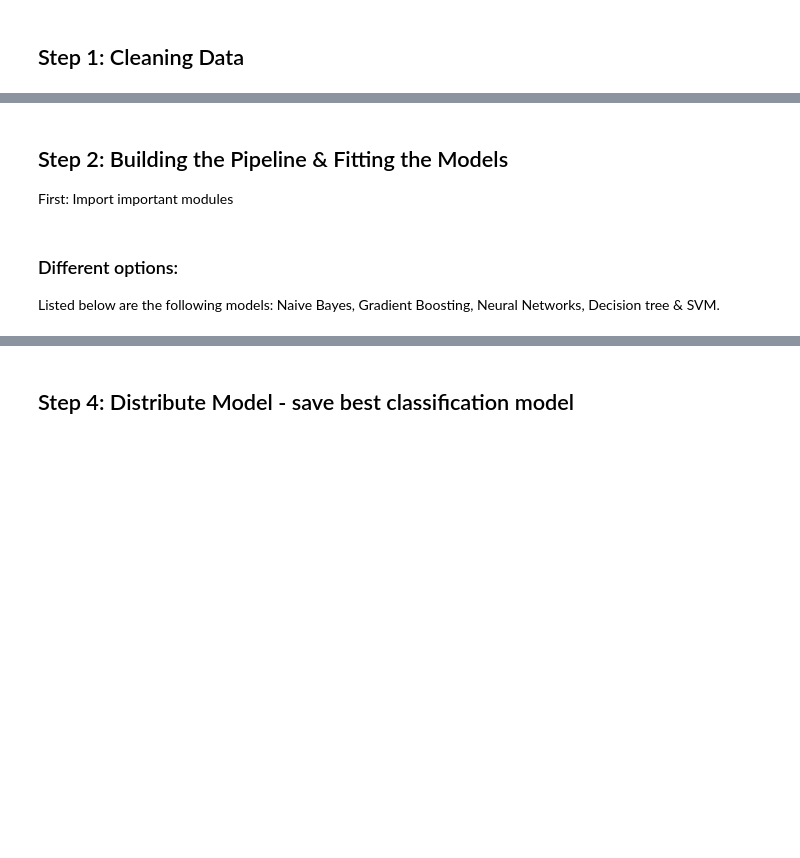
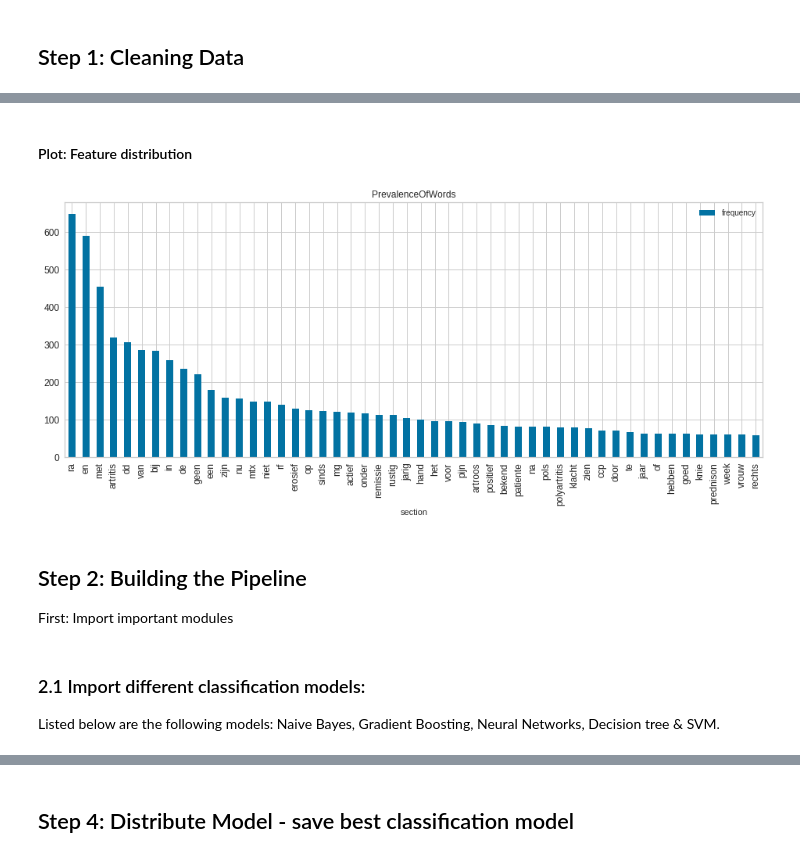
Before and after one commit to levrex/DiagnosisExtraction_ML, a Jupyter notebook: Notebook_Diagnosis_Extraction.ipynb, the cells around one changed output, grey strips where cells are left out. Cells and saved outputs as stored; diff of their text form; code cells hidden in the pictures; blank space fills up the shorter version.

```diff
--- a/Notebook_Diagnosis_Extraction.ipynb
+++ b/Notebook_Diagnosis_Extraction.ipynb
@@ -91,5 +122,21 @@ y_tot = equal_radiag_df['Outcome'].values
+# %% [markdown]
+#### Plot: Feature distribution
+# %%
+from collections import Counter
+nr_features = 50
+
+
+labels =[ counts.most_common(nr_features)[x][0] for x in range(nr_features) ]
+values= [ counts.most_common(nr_features)[x][1] for x in range(nr_features) ]
+#print(values)
+
+df = pd.DataFrame({'section':labels, 'frequency':values})
+ax = df.plot(kind='bar',  title ="PrevalenceOfWords", figsize=(16, 6), x='section', legend=True, fontsize=12, rot=90)
+plt.savefig('figures/feature_plot/top50_features_dist.png', bbox_inches='tight')
+# %% [output]
+[figure, added]
 # %% [markdown]
-## Step 2: Building the Pipeline & Fitting the Models
+## Step 2: Building the Pipeline
 
 First: Import important modules
 # %%
@@ -122,5 +155,5 @@ def simple_rulebased(report):
 # %% [markdown]
-### Different options:
+### 2.1 Import different classification models:
 Listed below are the following models: Naive Bayes, Gradient Boosting, Neural Networks, Decision tree & SVM.
 # %%
 pipe_list = [
```
Also changed, not shown: parts of 65 cells of this notebook, 22 other files.
